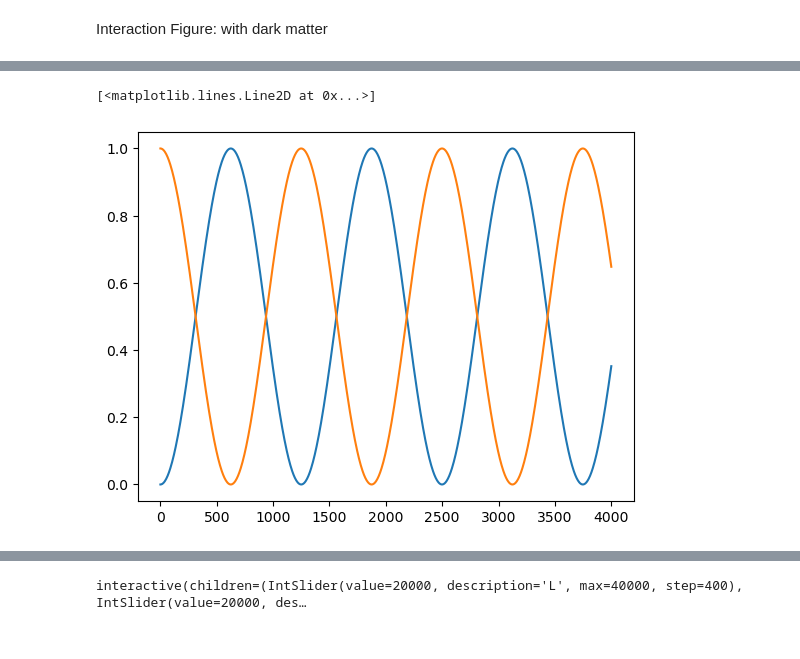
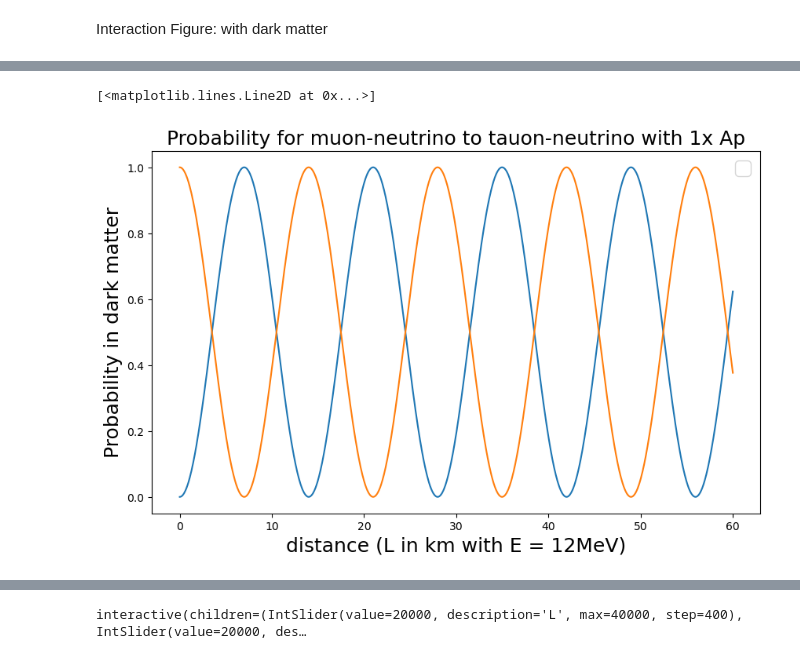
Before and after one commit to xiangjun-tan/NeutrinoOscillation, a Jupyter notebook: Neutrino Oscillation.ipynb, the cells around one changed output, grey strips where cells are left out. Drawn from its saved outputs; the diff is of its cells as text; code cells hidden in the pictures.

```diff
--- a/Neutrino Oscillation.ipynb
+++ b/Neutrino Oscillation.ipynb
@@ -181,8 +181,8 @@ Enter the max ratio of L/E: 40000
 interactive(children=(IntSlider(value=20000, description='ratio', max=40000, step=400), Output()), _dom_classe…
 # %%
 
-E=np.linspace(0.1,1,2000)
-L=np.linspace(0,4e4,2000)
+E=np.linspace(0.1,1,1000)
+L=np.linspace(0,4e4,1000)
 Psum=np.zeros([len(L),len(E)])
 for eidx in range(len(E)):
     for lidx in range(len(L)):
@@ -579,11 +582,11 @@ plt.plot(Lr/10,Peubar)
 # %%
-#plt.legend(['anti-electron neutrino'], fontsize=18)
+#with bugs!!!
 plt.plot(Lr/10,Pee)
 plt.plot(Lr/10,Peu)
 plt.plot(Lr/10,Pet)
 plt.legend(['Pe→e','Pe→u','Pe→t'], fontsize=18)
-E = np.linspace(5,15,300)
-L = np.linspace(0,6e3,300)
+E = np.linspace(5,15,1000)
+L = np.linspace(0,6e3,1000)
 Psum=np.zeros([len(L),len(E)])
 for eidx in range(len(E)):
     P1= P_dark(E[eidx],Lr,Ve,Ve,t12,t13,t23,dm21_s,dm31_s)
@@ -603,5 +609,5 @@ plt.show()
 # %%
-#A!=0
+#A!=0,Put case
 Ve = np.array([1,0,0,0])
 Vu = np.array([0,1,0,0])
 Vebar = np.array([0,0,1,0])
@@ -621,61 +627,54 @@ def P_dark1(E,L,Init,End,theta12,theta13,theta23,mass_21,mass_31):
     m[1,1] = dm21_s
     m[2,2] = dm31_s
     P = np.zeros((len(Lr)))
     U = np.array([[c(t12)*c(t13),s(t12)*c(t13),s(t13)*np.exp(-1j*tcp)],
               [-s(t12)*c(t23)-c(t12)*s(t23)*s(t13)*np.exp(1j*tcp), c(t12)*c(t23)-s(t12)*s(t23)*s(t13)*np.exp(1j*tcp),s(t23)*c(t13)],
               [s(t12)*s(t23)-c(t12)*c(t23)*s(t13)*np.exp(1j*tcp),-c(t12)*s(t23)-s(t12)*c(t23)*s(t13)*np.exp(1j*tcp),c(t23)*c(t13)]])
     Ap = np.zeros([2,2])
-    Ap = np.array([[0,dm21_s],[dm21_s,0]])
-    matm = 3e-12
-    H1 = matm/(4*E)*np.sin(2*t23)+np.real(dm32_s)
-    H1bar = matm/(4*E)*np.sin(2*t23)-np.real(dm32_s)
+    Ap = np.array([[0,dm32_s/2/E],[dm32_s/2/E,0]])
+    matm = 3e-3
+    H1 = matm/(4*E)*np.sin(2*t23)+np.real(dm32_s/2/E)
+    H1bar = matm/(4*E)*np.sin(2*t23)-np.real(dm32_s/2/E)
     H2 = 0
     H3 = -matm/(4*E)*np.cos(2*t23)
     H3bar = -matm/(4*E)*np.cos(2*t23)
     zero = np.zeros([2,2])
     Heff = np.zeros([4,4],dtype = np.complex128)
-    A1 = H1*s1+Ap
-    A2 = H2*s2-np.conjugate(Ap)
+    A1 = H1*s1
+    A2 = H2*s2
     A3 = H3*s3
-    Heff=np.vstack((np.hstack((A1,zero)),np.hstack((zero,A2))))
+    A1bar = H1bar*s1
+    A3bar = H3bar*s3
+    A = np.vstack((np.hstack((Ap,zero)),np.hstack((zero,-np.conjugate(Ap)))))
+    Heff=np.vstack((np.hstack((A1+A2+A3,zero)),np.hstack((zero,A1bar+A3bar+(-dm32_s/2/E)*s2))))+A*1
     c_t_1 = np.zeros((len(Lr)),dtype = np.complex128)
     c_t_2 = np.zeros((len(Lr)),dtype = np.complex128)
     c_t_3 = np.zeros((len(Lr)),dtype = np.complex128)
     c_t_4 = np.zeros((len(Lr)),dtype = np.complex128)
     c_t_5 = np.zeros((len(Lr)),dtype = np.complex128)
     c_t_6 = np.zeros((len(Lr)),dtype = np.complex128)
 
     Losc = np.abs(np.sqrt(4 / np.trace(Heff @ Heff)))
 
     for L_idx in range(len(Lr)):
         P[L_idx] = (H1**2+H2**2)*Losc**2*np.sin(Lr[L_idx]/Losc)**2
         #I = np.identity(4)
         #evo = I*np.cos(L[L_idx]/Losc)-1j*Losc*Heff*np.sin(L[L_idx]/Losc)
         #Init_evo = np.dot(Init.T,evo)
-        #P[L_idx] = np.abs((End*Init_evo)) @ np.abs((End*Init_evo))
-    for L_idx in range(len(Lr)):
-        w, v = lin.eig(Heff)
-        # Sort eigenvectors in order of eigenvalue
-        idx = np.argsort(w)
-        w = w[idx]
-        v = v[:,idx]
-        c_t_1[0] = np.conj(v[:,0].T) @ Init.T
-        c_t_2[0] = np.conj(v[:,1].T) @ Init.T
-        c_t_3[0] = np.conj(v[:,2].T) @ Init.T
-        c_t_4[0] = np.conj(v[:,3].T) @ Init.T
-        L1 = L[L_idx]
-        c_t_1[L_idx] = c_t_1[0] * np.exp(-1j*w[0]*L1)
-        c_t_2[L_idx] = c_t_2[0] * np.exp(-1j*w[1]*L1)
-        c_t_3[L_idx] = c_t_3[0] * np.exp(-1j*w[2]*L1)
-        c_t_4[L_idx] = c_t_4[0] * np.exp(-1j*w[3]*L1)
-        psi = c_t_1[L_idx] * v[:,0] + c_t_2[L_idx] * v[:,1] +c_t_3[L_idx] * v[:,2]+c_t_4[L_idx] * v[:,3]
-        P[L_idx]= np.abs(End@psi.T)*np.abs(End@psi.T)
+       #P[L_idx] = np.real(dm32_s/2/E)+2*E/matm/np.sin(2*t23)*(np.imag(dm32_s/2/E)**2-(1-2*np.cos(4*t23)*np.real(dm32_s/2/E)**2))
+    P=P/max(P)
     return P
-Lr = np.linspace(0,4e3,1000)
-Peu = P_dark1(1.2,Lr,Ve,Vu,t12,t13,t23,dm21_s,dm31_s)
-plt.plot(Lr,Peu)
-plt.plot(Lr,1-Peu)
+Lr = np.linspace(0,6e-2,1000)
+
+Put = P_dark1(12e-6,Lr,Vu,Vt,t12,t13,t23,dm21_s,dm31_s)
+plt.figure(figsize=(10,6))
+plt.title('Probability for muon-neutrino to tauon-neutrino with 1x Ap', fontsize=18)
+plt.ylabel('Probability in dark matter', fontsize=18)
+plt.xlabel('distance (L in km with E = 12MeV)', fontsize=18)
+plt.legend(['Pu→t','Pt→u'], fontsize=18)
+plt.plot(Lr*1e3,Put)
+plt.plot(Lr*1e3,1-Put)
 # %% [output]
 [<matplotlib.lines.Line2D at 0x...>]
-[figure, old version]
+[figure, new version]
 # %%
```
Also changed, not shown: parts of 10 cells of this notebook.
